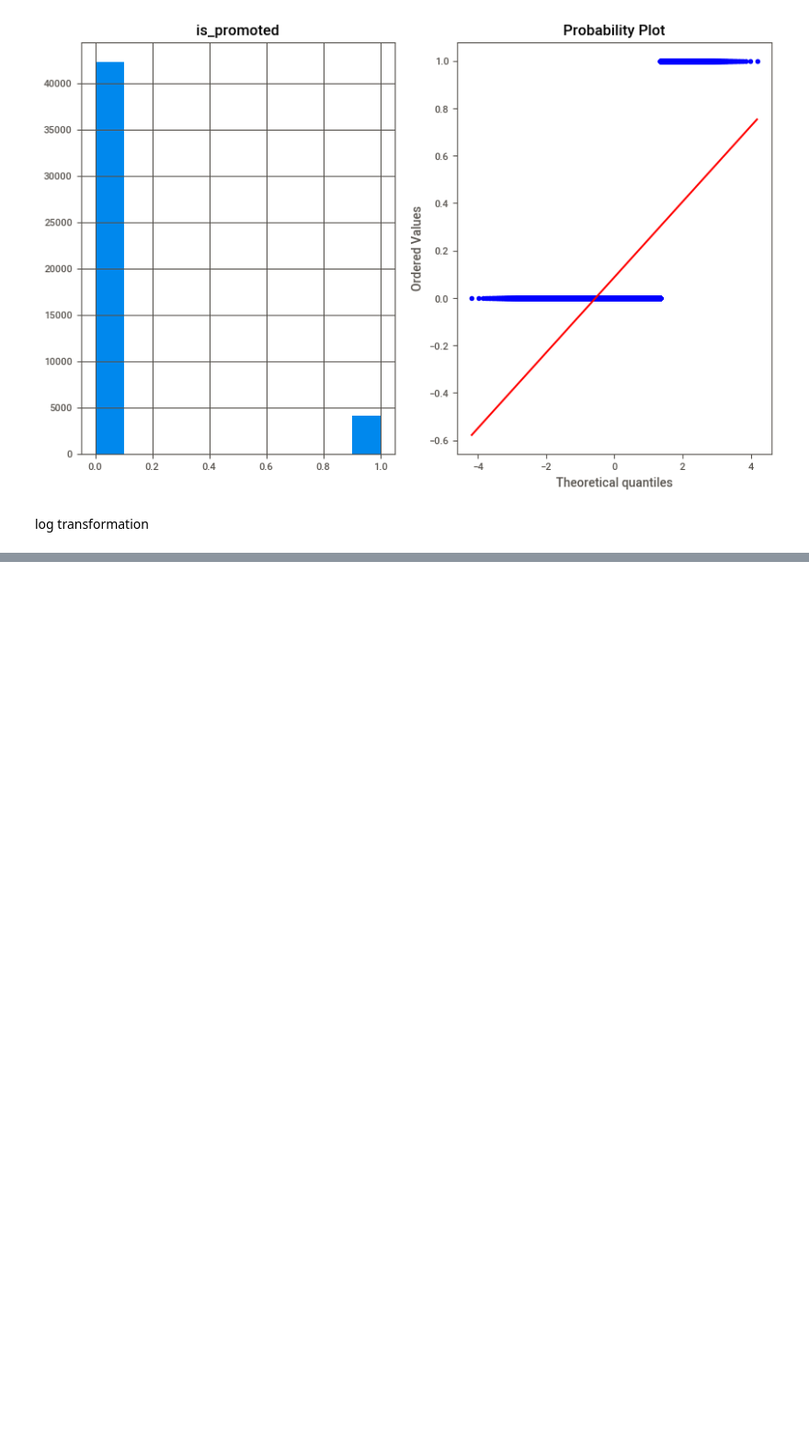
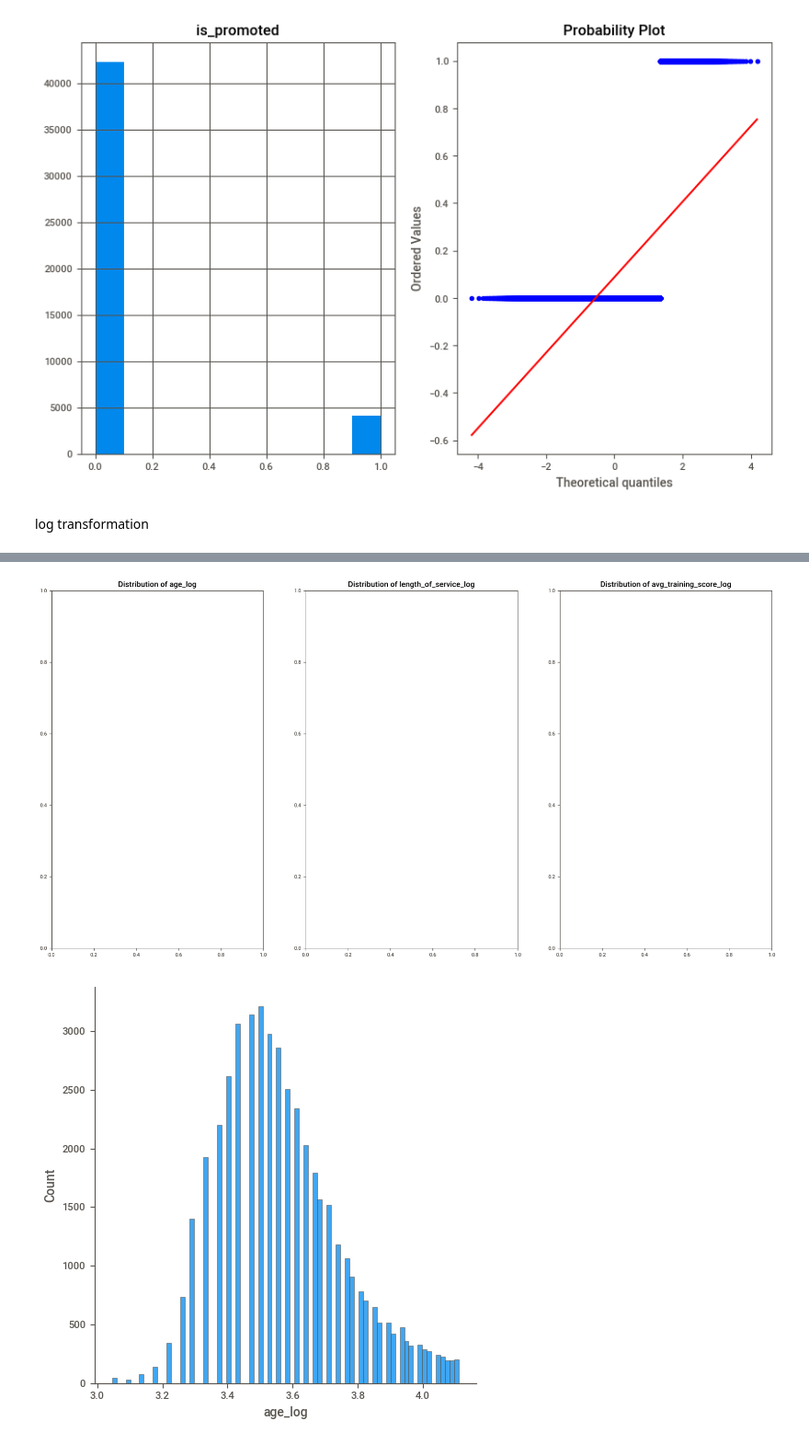
Before and after one commit to ShoaibHoque/Employee_Promotion_using_AutoML, a Jupyter notebook: Employee_Promotion_prediction.ipynb, the cells around one changed output, grey strips where cells are left out. Shown at 92% size. Saved outputs shown, nothing was run; the diff lists cells and outputs as text; code cells hidden in the pictures; blank space fills up the shorter version.

```diff
--- a/Employee_Promotion_prediction.ipynb
+++ b/Employee_Promotion_prediction.ipynb
@@ -215,3 +215,13 @@ for feature in num_features:
 [figure]
 # %% [markdown]
 log transformation
+# %%
+age_log = np.log1p(data['age'])
+service_log = np.log1p(data['length_of_service'])
+score_log = np.log1p(data['avg_training_score'])
+
+data.insert(6, 'age_log', age_log)
+data.insert(9, 'length_of_service_log', service_log)
+data.insert(12, 'avg_training_score_log', score_log)
+
+data.head()
@@ -217,0 +235,18 @@ log transformation
+# %%
+log_columns = ['age_log', 'length_of_service_log', 'avg_training_score_log']
+
+fig, (ax1, ax2, ax3) = plt.subplots(nrows=1, ncols=3, figsize = (20,10))
+
+sns.displot(data['age_log'])
+ax1.set_title('Distribution of age_log')
+sns.displot(data['length_of_service_log'])
+ax2.set_title('Distribution of length_of_service_log')
+sns.displot(data['avg_training_score_log'])
+ax3.set_title('Distribution of avg_training_score_log')
+
+plt.suptitle('Distribution of log converted features', fontweight = 'bold')
+plt.tight_layout()
+plt.show()
+# %% [output]
+[figure, added]
+[figure, added]
```
Also changed, not shown: parts of 21 cells of this notebook.
